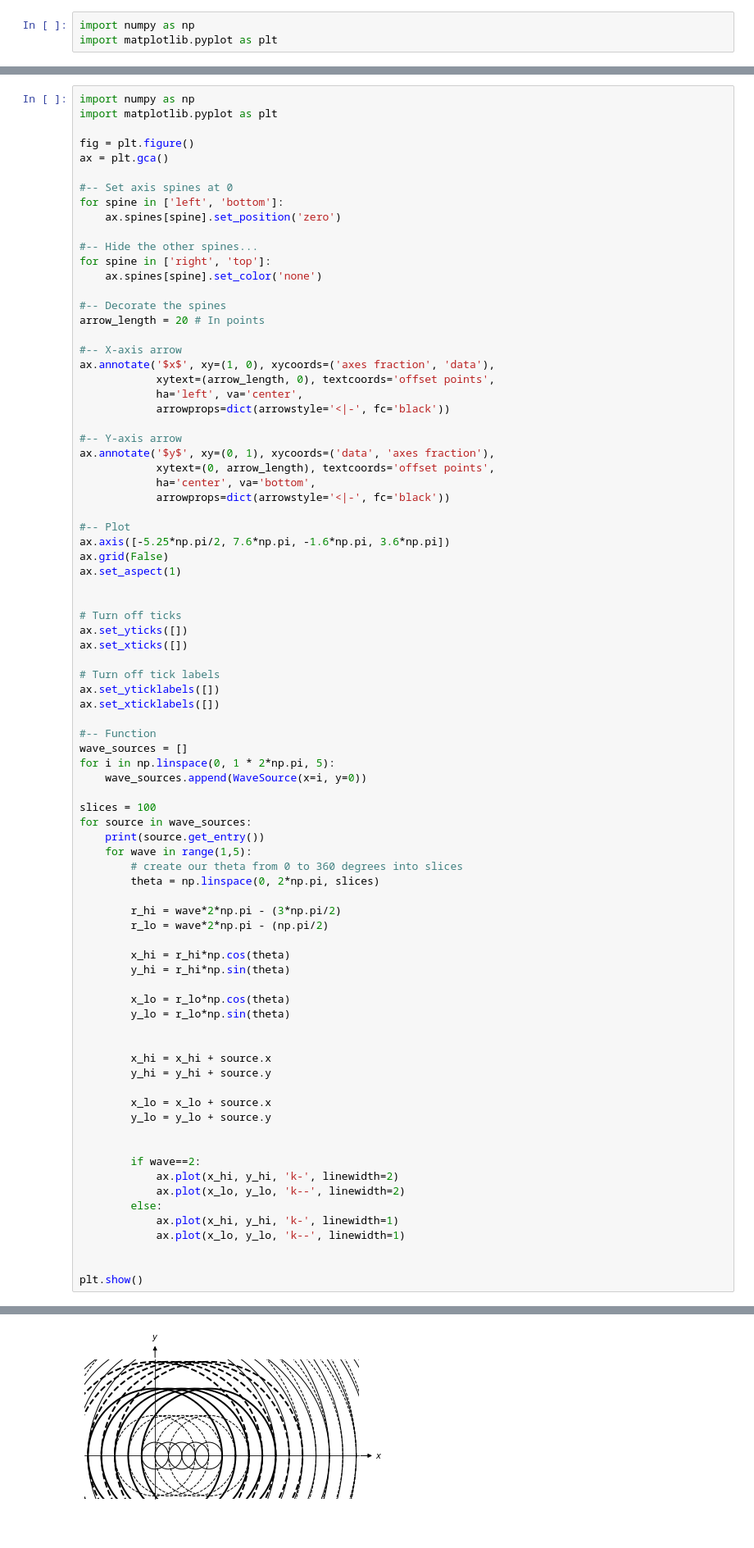
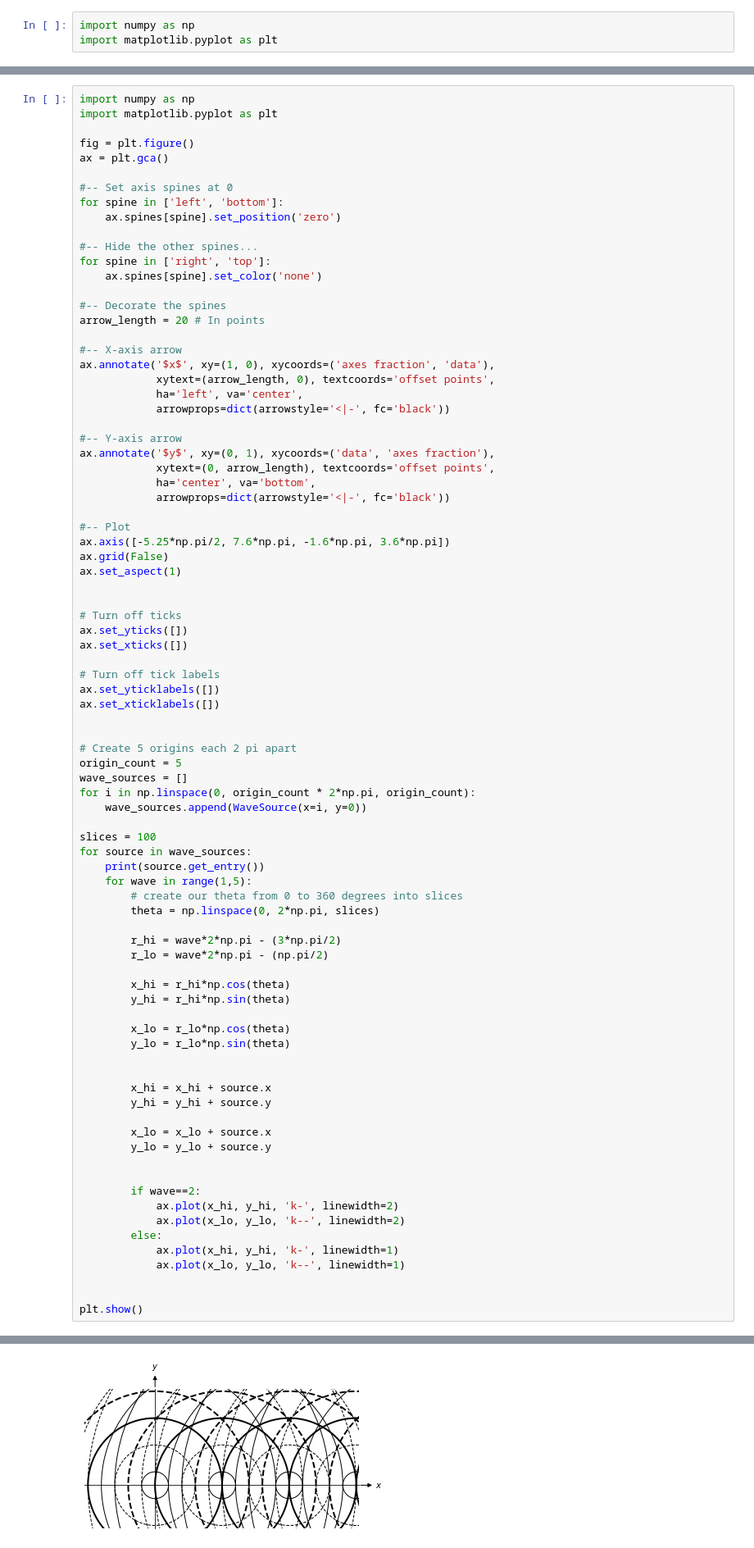
Before and after one commit to mradtke9019/wave-propagation, a Jupyter notebook: wave-propagation.ipynb, the cells around one changed output, grey strips where cells are left out. Shown at 82% size. Saved outputs shown, nothing was run; the diff lists cells and outputs as text.

```diff
--- a/wave-propagation.ipynb
+++ b/wave-propagation.ipynb
@@ -83,9 +83,11 @@ ax.set_xticks([])
 ax.set_yticklabels([])
 ax.set_xticklabels([])
 
-#-- Function
+
+# Create 5 origins each 2 pi apart
+origin_count = 5
 wave_sources = []
-for i in np.linspace(0, 1 * 2*np.pi, 5):
+for i in np.linspace(0, origin_count * 2*np.pi, origin_count):
     wave_sources.append(WaveSource(x=i, y=0))
 
 slices = 100
@@ -130 +132 @@ X:6.283185307179586 Y: 0
-[figure, old version]
+[figure, new version]
```
Also changed, not shown: parts of 3 cells of this notebook.
